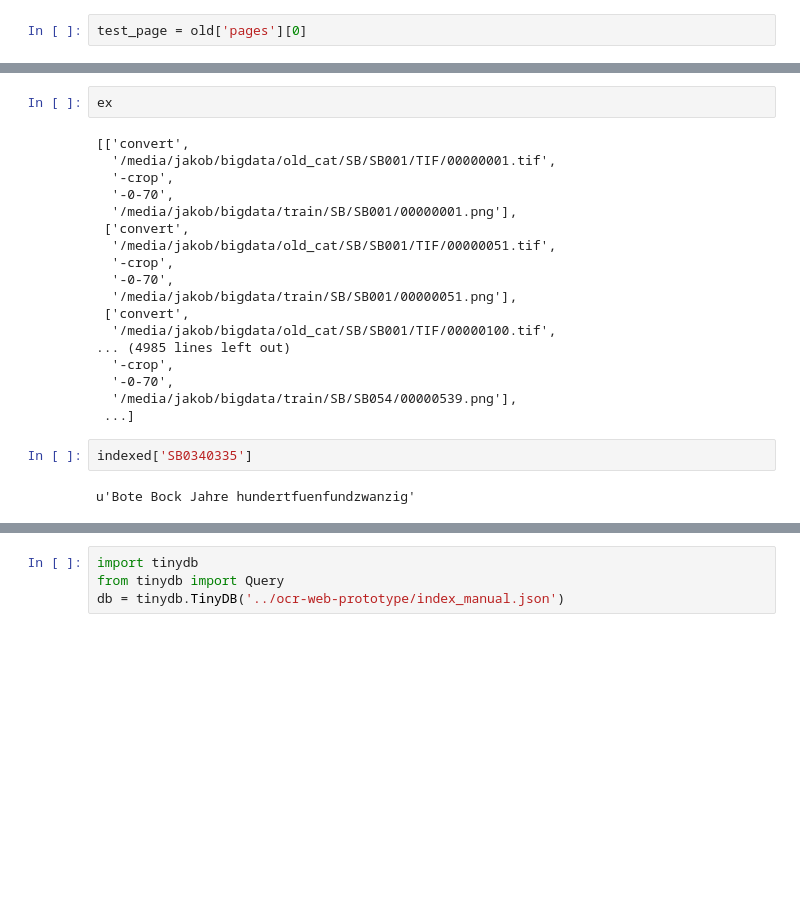
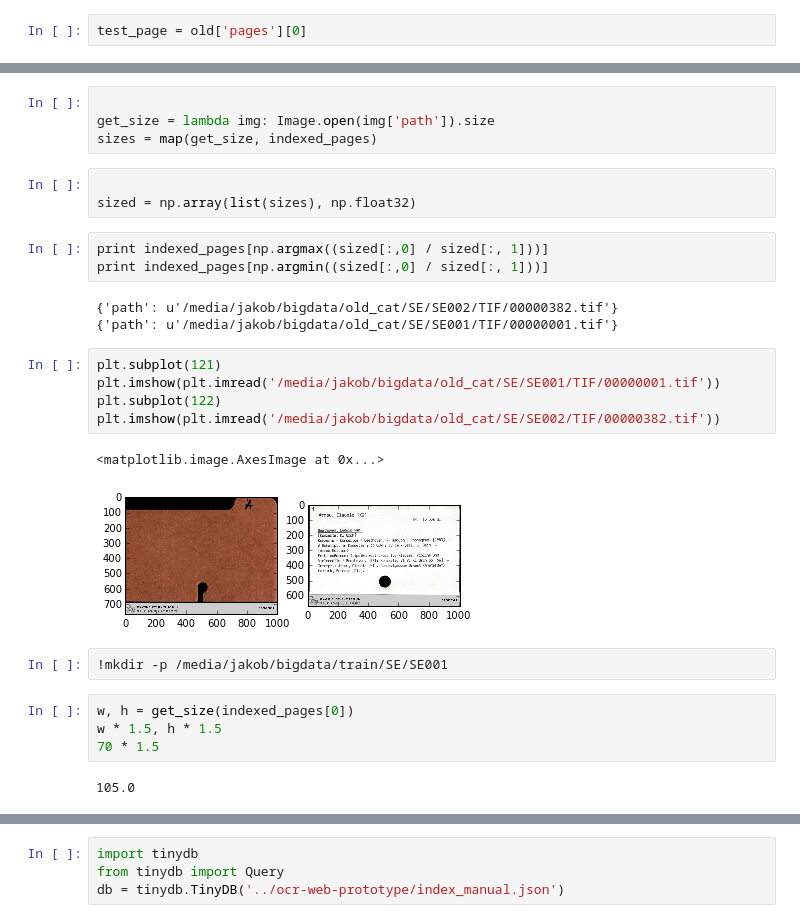
Before and after one commit to kaphka/catalog-ocr-test, a Jupyter notebook: filter_cards_with_text_index.ipynb, the cells around one changed output, grey strips where cells are left out. Saved outputs shown, nothing was run; the diff lists cells and outputs as text; blank space fills up the shorter version.

```diff
--- a/filter_cards_with_text_index.ipynb
+++ b/filter_cards_with_text_index.ipynb
@@ -61,24 +90,29 @@ for pair in old_to_index:
-# %%
-ex
-# %% [output]
-[['convert',
-  '/media/jakob/bigdata/old_cat/SB/SB001/TIF/00000001.tif',
-  '-crop',
-  '-0-70',
-  '/media/jakob/bigdata/train/SB/SB001/00000001.png'],
- ['convert',
-  '/media/jakob/bigdata/old_cat/SB/SB001/TIF/00000051.tif',
-  '-crop',
-  '-0-70',
-  '/media/jakob/bigdata/train/SB/SB001/00000051.png'],
- ['convert',
-  '/media/jakob/bigdata/old_cat/SB/SB001/TIF/00000100.tif',
-... (4985 lines left out)
-  '-crop',
-  '-0-70',
-  '/media/jakob/bigdata/train/SB/SB054/00000539.png'],
- ...]
-# %%
-indexed['SB0340335']
-# %% [output]
-u'Bote Bock Jahre hundertfuenfundzwanzig'
+# %%
+
+get_size = lambda img: Image.open(img['path']).size
+sizes = map(get_size, indexed_pages)
+# %%
+
+sized = np.array(list(sizes), np.float32)
+# %%
+print indexed_pages[np.argmax((sized[:,0] / sized[:, 1]))]
+print indexed_pages[np.argmin((sized[:,0] / sized[:, 1]))]
+# %% [output]
+{'path': u'/media/jakob/bigdata/old_cat/SE/SE002/TIF/00000382.tif'}
+{'path': u'/media/jakob/bigdata/old_cat/SE/SE001/TIF/00000001.tif'}
+# %%
+plt.subplot(121)
+plt.imshow(plt.imread('/media/jakob/bigdata/old_cat/SE/SE001/TIF/00000001.tif'))
+plt.subplot(122)
+plt.imshow(plt.imread('/media/jakob/bigdata/old_cat/SE/SE002/TIF/00000382.tif'))
+# %% [output]
+<matplotlib.image.AxesImage at 0x...>
+[figure, added]
+# %%
+!mkdir -p /media/jakob/bigdata/train/SE/SE001
+# %%
+w, h = get_size(indexed_pages[0])
+w * 1.5, h * 1.5
+70 * 1.5
+# %% [output]
+105.0
```
Also changed, not shown: parts of 29 cells of this notebook, 27 other files.
